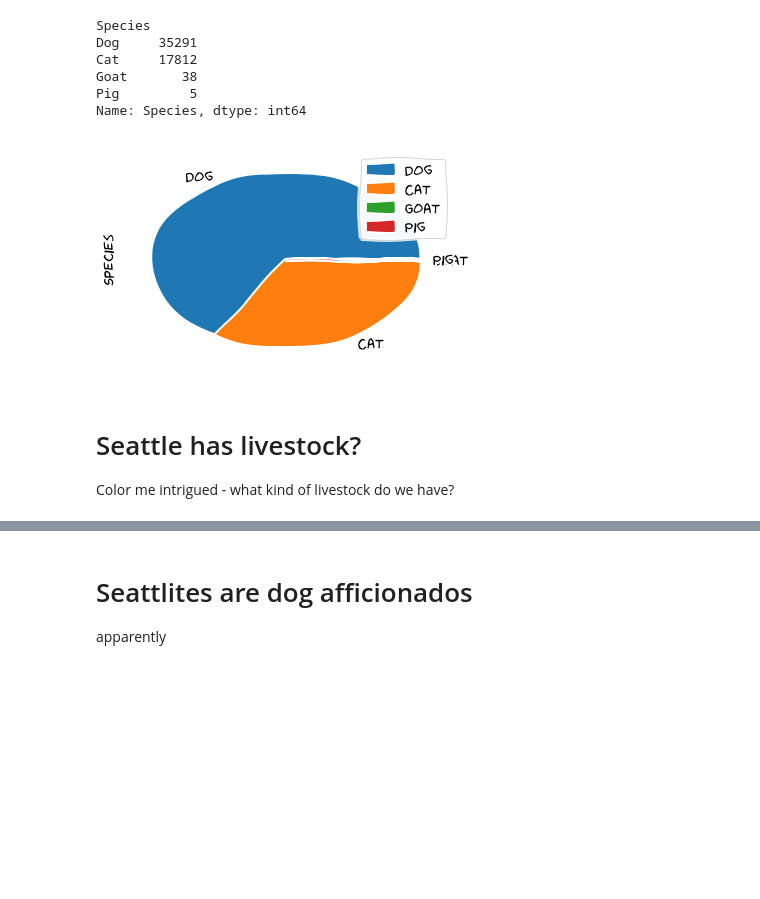
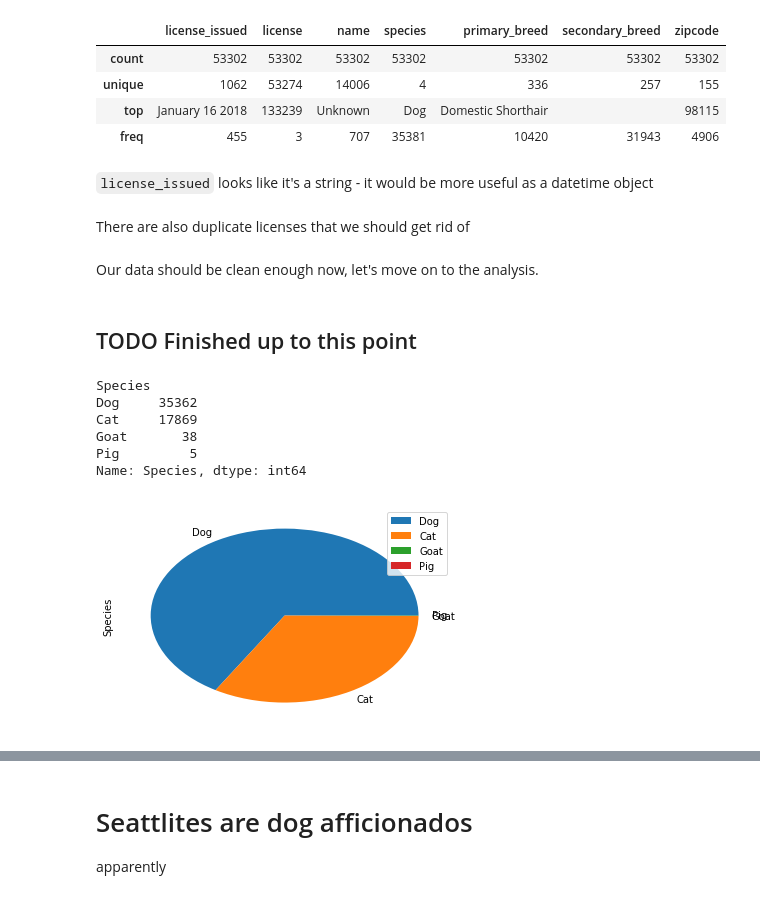
Before and after one commit to brookskindle/brookskindle.github.io, a Jupyter notebook: content/seattle_pets.ipynb, the cells around one changed output, grey strips where cells are left out. Drawn from its saved outputs; the diff is of its cells as text; code cells hidden in the pictures; blank space fills up the shorter version.

Commit message:
Partway through seattle pets rework
This is kind of fun going through it again!

```diff
--- a/content/seattle_pets.ipynb
+++ b/content/seattle_pets.ipynb
@@ -14,10 +18,0 @@ license_file = "https://data.seattle.gov/api/views/jguv-t9rb/rows.csv?accessType
-# %%
-pets = pd.read_csv(license_file)
-pets = pets.dropna(subset=["ZIP Code"])
-pets = pets.fillna(
-    {
-        "Secondary Breed": "",
-    },
-)
-pets = pets[pets["ZIP Code"].str.match("^\d{5}$")]  # Only use rows that contain a 5-digit ZIP Code
-pets
@@ -42,0 +64,15 @@ pets
+# %%
+pets = (pets
+        .fillna({"secondary_breed": "", "name": "Unknown"})
+        .dropna()
+)
+
+pets.describe()
+# %% [output]
+|  | license_issued | license | name | species | primary_breed | secondary_breed | zipcode |
+| count | 53302 | 53302 | 53302 | 53302 | 53302 | 53302 | 53302 |
+| unique | 1062 | 53274 | 14006 | 4 | 336 | 257 | 155 |
+| top | January 16 2018 | 133239 | Unknown | Dog | Domestic Shorthair |  | 98115 |
+| freq | 455 | 3 | 707 | 35381 | 10420 | 31943 | 4906 |
+# %% [markdown]
+`license_issued` looks like it's a string - it would be more useful as a datetime object
@@ -42,0 +81,2 @@ pets
+# %% [markdown]
+There are also duplicate licenses that we should get rid of
@@ -43,16 +85,17 @@ pets
+# %% [markdown]
+Our data should be clean enough now, let's move on to the analysis.
+# %% [markdown]
+## TODO Finished up to this point
 # %%
-pet_species = pets.groupby("Species").Species.count().sort_values(ascending=False)
-with plt.xkcd():
-    pet_species.plot.pie(legend=True)
+pet_species = pets.groupby("species").species.count().sort_values(ascending=False)
+# with plt.xkcd():
+pet_species.plot.pie(legend=True)
 pet_species
 # %% [output]
 Species
-Dog     35291
-Cat     17812
+Dog     35362
+Cat     17869
 Goat       38
 Pig         5
 Name: Species, dtype: int64
-[figure, old version]
+[figure, new version]
-# %% [markdown]
-# Seattle has livestock?
-Color me intrigued - what kind of livestock do we have?
```
Also changed, not shown: parts of 19 cells of this notebook, 1 other file.
